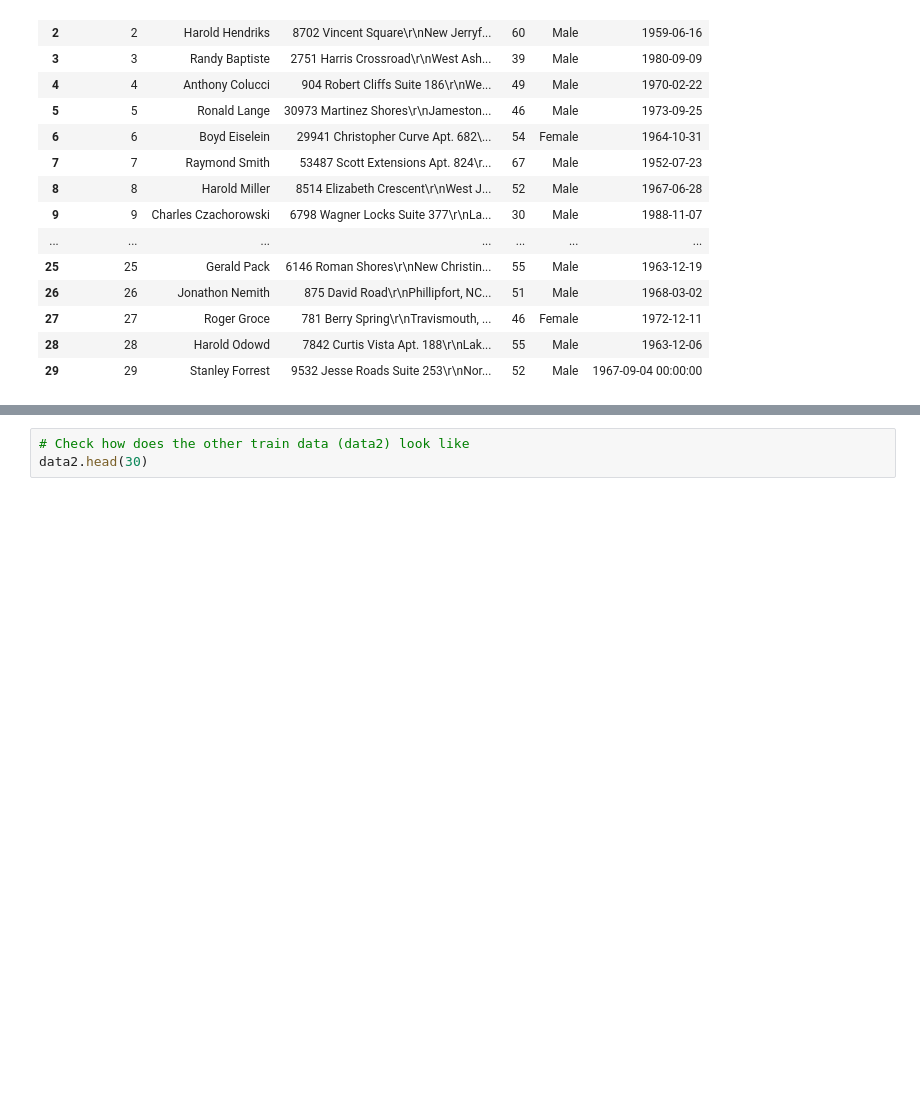
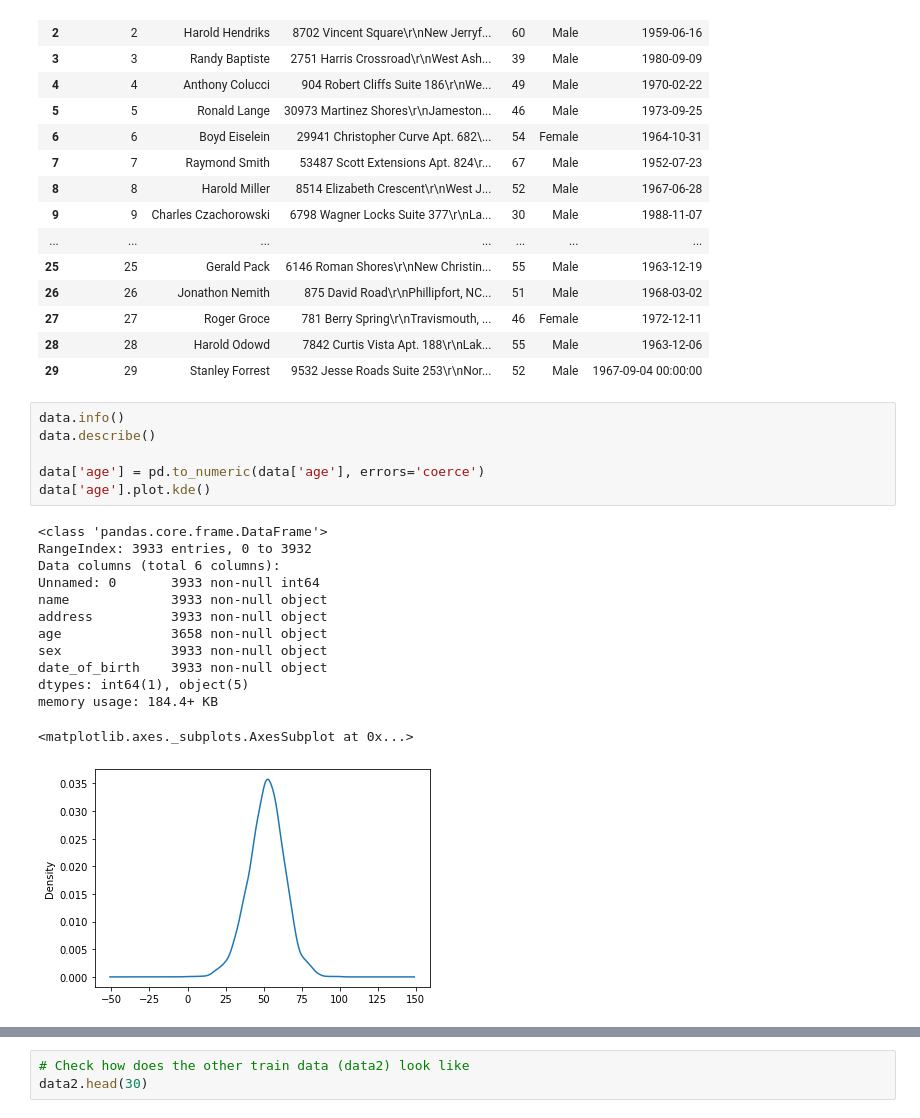
Before and after one commit to gyurix/IAU, a Jupyter notebook: iau.ipynb, the cells around one changed output, grey strips where cells are left out. Cells and saved outputs as stored; diff of their text form; blank space fills up the shorter version.

Commit message:
Added some info about atributes

```diff
--- a/iau.ipynb
+++ b/iau.ipynb
@@ -60,3 +121,23 @@ data.head(30)
 | 27 | 27 | Roger Groce | 781 Berry Spring\r\nTravismouth, ... | 46 | Female | 1972-12-11 |
 | 28 | 28 | Harold Odowd | 7842 Curtis Vista Apt. 188\r\nLak... | 55 | Male | 1963-12-06 |
 | 29 | 29 | Stanley Forrest | 9532 Jesse Roads Suite 253\r\nNor... | 52 | Male | 1967-09-04 00:00:00 |
+# %%
+data.info()
+data.describe()
+
+data['age'] = pd.to_numeric(data['age'], errors='coerce')
+data['age'].plot.kde()
+# %% [output]
+<class 'pandas.core.frame.DataFrame'>
+RangeIndex: 3933 entries, 0 to 3932
+Data columns (total 6 columns):
+Unnamed: 0       3933 non-null int64
+name             3933 non-null object
+address          3933 non-null object
+age              3658 non-null object
+sex              3933 non-null object
+date_of_birth    3933 non-null object
+dtypes: int64(1), object(5)
+memory usage: 184.4+ KB
+<matplotlib.axes._subplots.AxesSubplot at 0x...>
+[figure, added]
```
Also changed, not shown: parts of 9 cells of this notebook.
